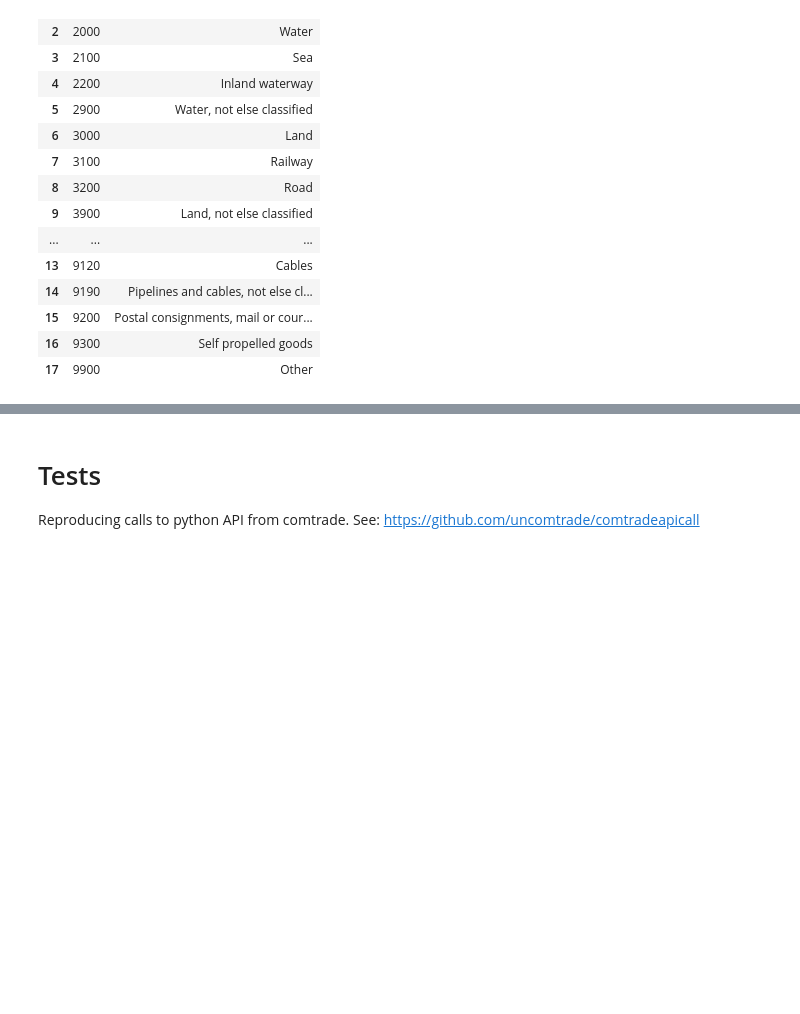
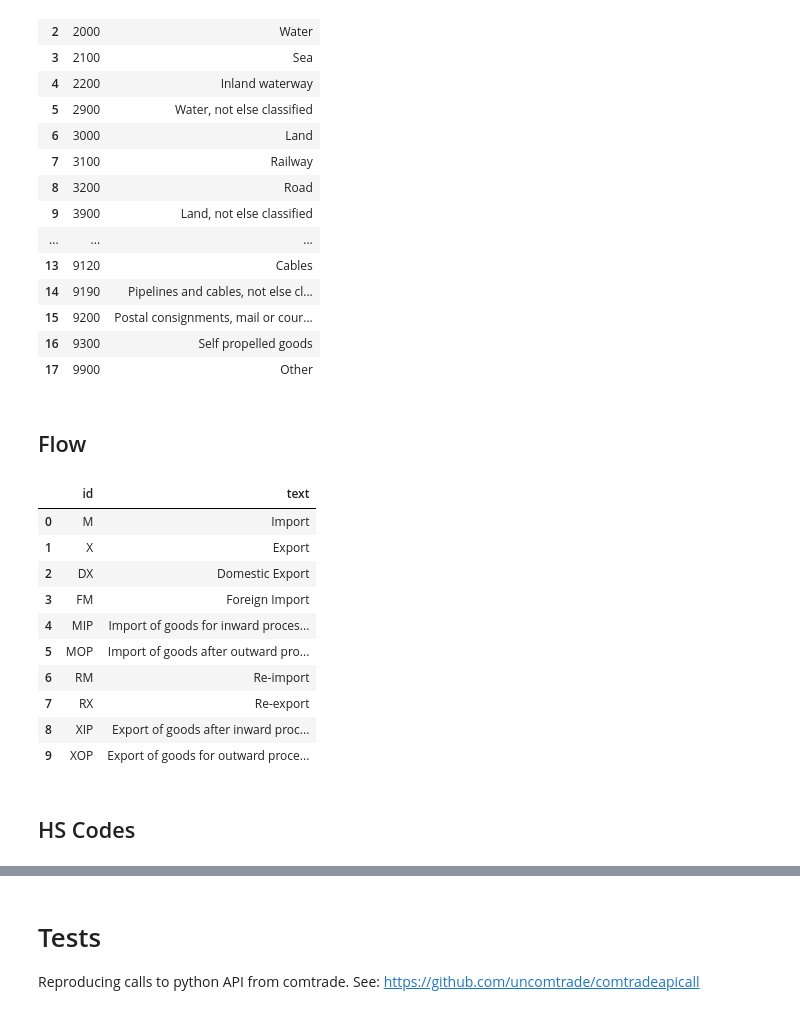
Before and after one commit to joaquimrcarvalho/cipf-comtrade, a Jupyter notebook: comtrade-api.ipynb, the cells around one changed output, grey strips where cells are left out. Saved outputs shown, nothing was run; the diff lists cells and outputs as text; code cells hidden in the pictures; blank space fills up the shorter version.

```diff
--- a/comtrade-api.ipynb
+++ b/comtrade-api.ipynb
@@ -253,3 +253,23 @@ comtradeapicall.getReference('mot')
 | 15 | 9200 | Postal consignments, mail or cour... |
 | 16 | 9300 | Self propelled goods |
 | 17 | 9900 | Other |
+# %% [markdown]
+## Flow
+# %%
+import comtradeapicall
+
+comtradeapicall.getReference('flow')
+# %% [output]
+|  | id | text |
+| 0 | M | Import |
+| 1 | X | Export |
+| 2 | DX | Domestic Export |
+| 3 | FM | Foreign Import |
+| 4 | MIP | Import of goods for inward proces... |
+| 5 | MOP | Import of goods after outward pro... |
+| 6 | RM | Re-import |
+| 7 | RX | Re-export |
+| 8 | XIP | Export of goods after inward proc... |
+| 9 | XOP | Export of goods for outward proce... |
+# %% [markdown]
+## HS Codes
```
Also changed, not shown: parts of 8 cells of this notebook.
